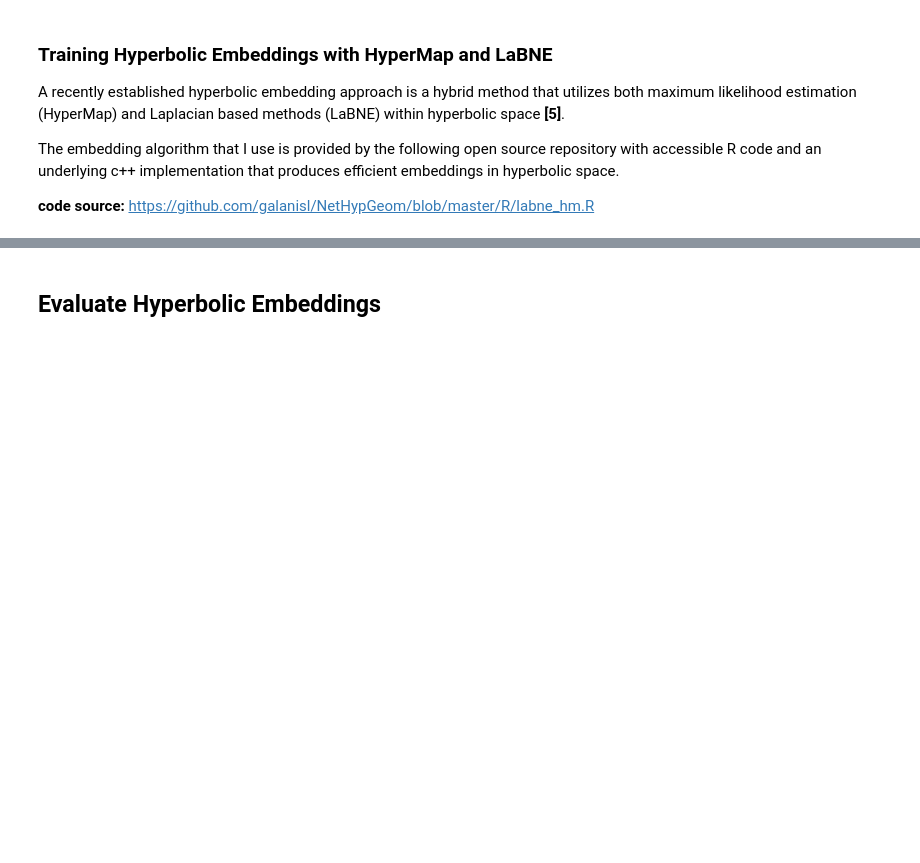
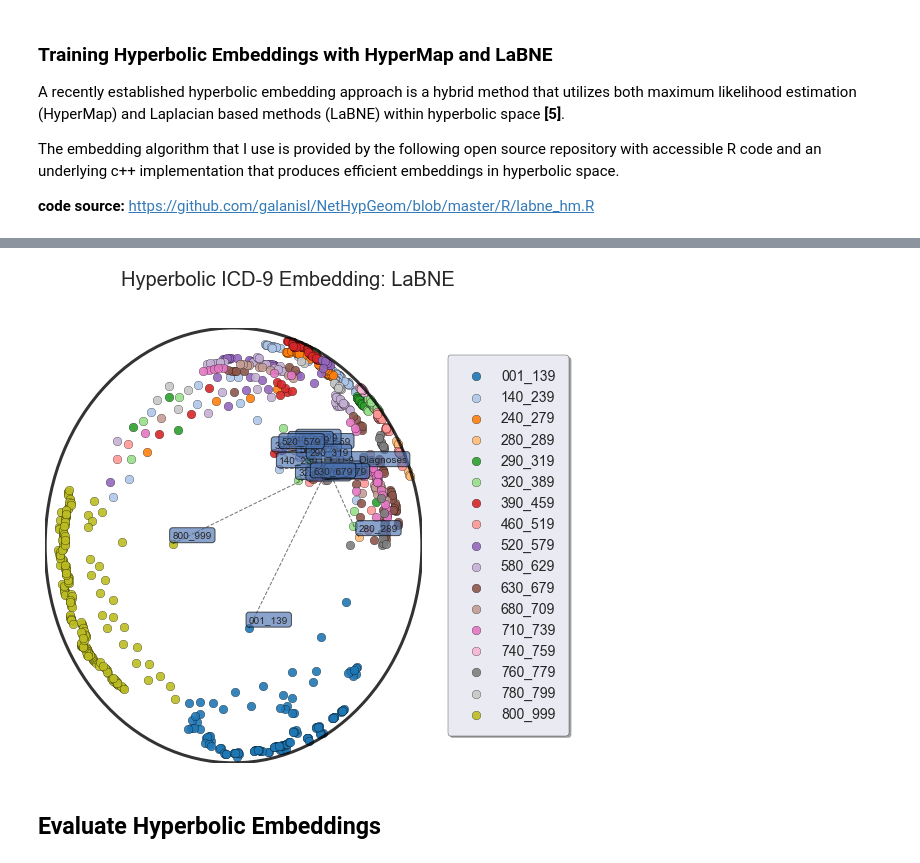
Before and after one commit to drewwilimitis/Hyperbolic-ICD-Embeddings-MIMIC3, a Jupyter notebook: hyperbolic_embedding_ICD9.ipynb, the cells around one changed output, grey strips where cells are left out. Saved outputs shown, nothing was run; the diff lists cells and outputs as text; code cells hidden in the pictures; blank space fills up the shorter version.

```diff
--- a/hyperbolic_embedding_ICD9.ipynb
+++ b/hyperbolic_embedding_ICD9.ipynb
@@ -377,3 +390,15 @@ laplacian_emb.head()
+# %%
+# add labels for chapters and select only high level edges
+chapter_emb = laplacian_emb[laplacian_emb.node.apply(lambda x: x in list(chapter_range_name.keys()))]
+chapter_emb_dict = dict(zip(chapter_emb.node.values, chapter_emb.iloc[:, 1:3].values))
+chapter_edges = [e for e in edge_list if 'ICD-9_Diagnoses' in e]
+labels = laplacian_emb[laplacian_emb.node != 'ICD-9_Diagnoses'].node.apply(lambda x: node_labels[x])
+
+plot_poincare_icd(laplacian_emb, labels, edge_list=chapter_edges, add_labels=True,
+                  label_dict=chapter_emb_dict, edge_frac=1, plot_frac=1, label_frac=0,
+                  legend_headers=chapter_label_range, save=False, title='LaBNE')
+# %% [output]
+[figure, added]
 # %% [markdown]
 ## Evaluate Hyperbolic Embeddings
 # %% [markdown]
```
Also changed, not shown: parts of 5 cells of this notebook.
